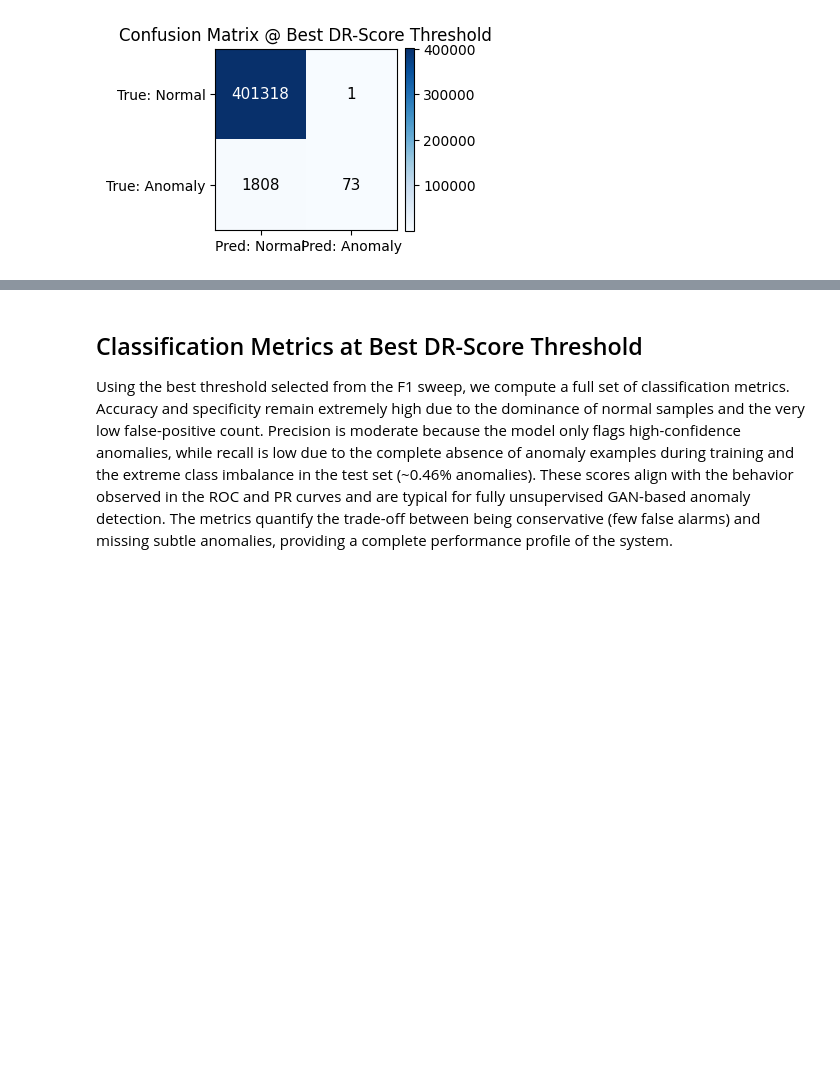
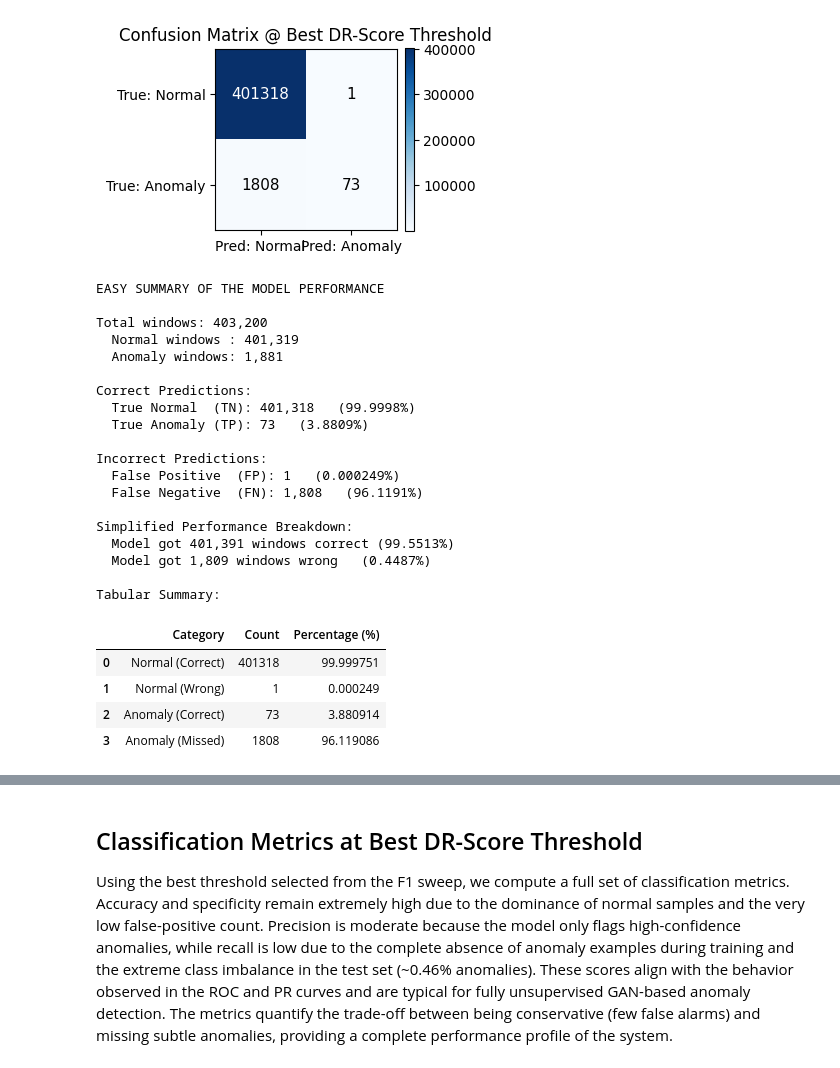
Before and after one commit to aymisxx/ProphetLSTM-GAN, a Jupyter notebook: 02_evaluation.ipynb, the cells around one changed output, grey strips where cells are left out. Drawn from its saved outputs; the diff is of its cells as text; code cells hidden in the pictures; blank space fills up the shorter version.

```diff
--- a/02_evaluation.ipynb
+++ b/02_evaluation.ipynb
@@ -1118,4 +1118,75 @@ FP (false alarm)     : 1
 FN (missed anomaly)  : 1808
 TP (correct anomaly) : 73
 [figure]
+# %%
+import numpy as np
+import pandas as pd
+
+# Hard-coded confusion matrix values (from DR-score model)
+TN = 401318   # True Normal
+FP = 1        # False Positive
+FN = 1808     # Missed anomalies
+TP = 73       # Correct anomalies
+
+total = TN + FP + FN + TP
+total_normal = TN + FP
+total_anomaly = FN + TP
+
+print("EASY SUMMARY OF THE MODEL PERFORMANCE\n")
+
+print(f"Total windows: {total:,}")
+print(f"  Normal windows : {total_normal:,}")
+print(f"  Anomaly windows: {total_anomaly:,}\n")
+
+print("Correct Predictions:")
+print(f"  True Normal  (TN): {TN:,}   ({TN/total_normal*100:.4f}%)")
+print(f"  True Anomaly (TP): {TP:,}   ({TP/total_anomaly*100:.4f}%)\n")
+
+print("Incorrect Predictions:")
+print(f"  False Positive  (FP): {FP:,}   ({FP/total_normal*100:.6f}%)")
+print(f"  False Negative  (FN): {FN:,}   ({FN/total_anomaly*100:.4f}%)\n")
+
+print("Simplified Performance Breakdown:")
+print(f"  Model got {TN+TP:,} windows correct ({(TN+TP)/total*100:.4f}%)")
+print(f"  Model got {FP+FN:,} windows wrong   ({(FP+FN)/total*100:.4f}%)\n")
+
+# Create a friendly mini-table
+summary_df = pd.DataFrame({
+    "Category": ["Normal (Correct)", "Normal (Wrong)", "Anomaly (Correct)", "Anomaly (Missed)"],
+    "Count": [TN, FP, TP, FN],
+    "Percentage (%)": [
+        TN / total_normal * 100,
+        FP / total_normal * 100,
+        TP / total_anomaly * 100,
+        FN / total_anomaly * 100
+    ]
+})
+
+print("Tabular Summary:\n")
+display(summary_df)
+# %% [output]
+EASY SUMMARY OF THE MODEL PERFORMANCE
+
+Total windows: 403,200
+  Normal windows : 401,319
+  Anomaly windows: 1,881
+
+Correct Predictions:
+  True Normal  (TN): 401,318   (99.9998%)
+  True Anomaly (TP): 73   (3.8809%)
+
+Incorrect Predictions:
+  False Positive  (FP): 1   (0.000249%)
+  False Negative  (FN): 1,808   (96.1191%)
+
+Simplified Performance Breakdown:
+  Model got 401,391 windows correct (99.5513%)
+  Model got 1,809 windows wrong   (0.4487%)
+
+Tabular Summary:
+|  | Category | Count | Percentage (%) |
+| 0 | Normal (Correct) | 401318 | 99.999751 |
+| 1 | Normal (Wrong) | 1 | 0.000249 |
+| 2 | Anomaly (Correct) | 73 | 3.880914 |
+| 3 | Anomaly (Missed) | 1808 | 96.119086 |
 # %% [markdown]
```
Also changed, not shown: parts of 1 cell of this notebook.
